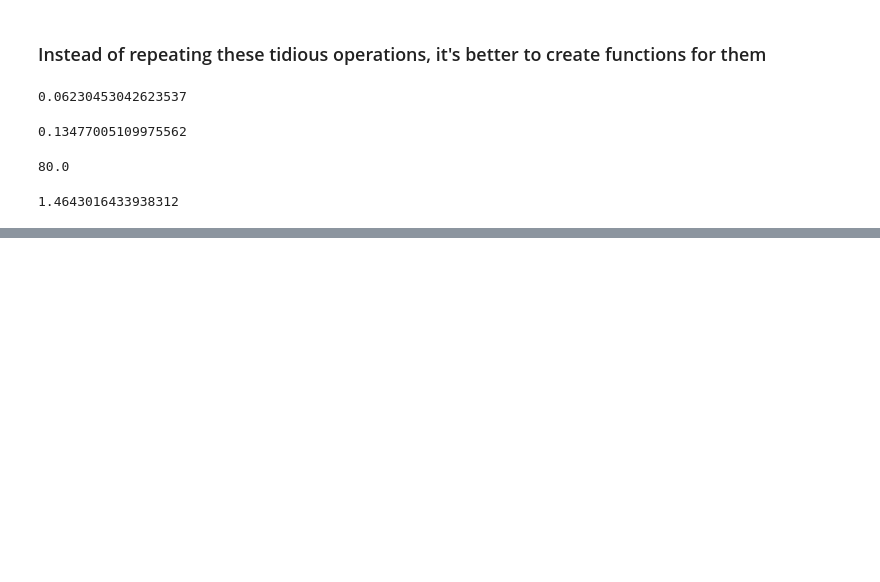
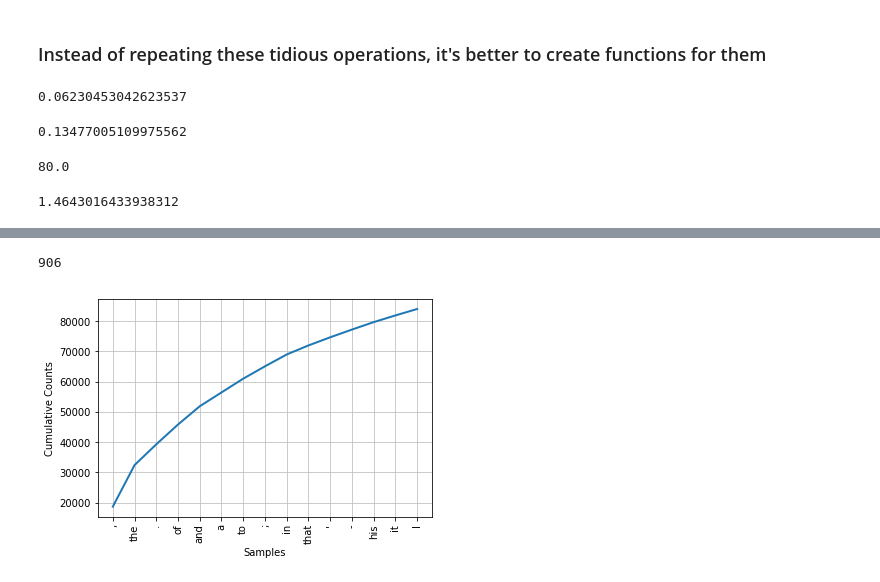
Before and after one commit to Emanuelh77/NLP, a Jupyter notebook: A1/A1-python-jupyter.ipynb, the cells around one changed output, grey strips where cells are left out. Drawn from its saved outputs; the diff is of its cells as text; code cells hidden in the pictures; blank space fills up the shorter version.

```diff
--- a/A1/A1-python-jupyter.ipynb
+++ b/A1/A1-python-jupyter.ipynb
@@ -157,0 +401,2 @@ percentage(text4.count('a'), len(text4))
+# %%
+fdist1 = FreqDist(text1)
@@ -157,0 +427,8 @@ percentage(text4.count('a'), len(text4))
+# %%
+fdist1['whale']
+# %% [output]
+906
+# %%
+fdist1.plot(15, cumulative=True)
+# %% [output]
+[figure, added]
```
Also changed, not shown: parts of 102 cells of this notebook, 2 other files.
